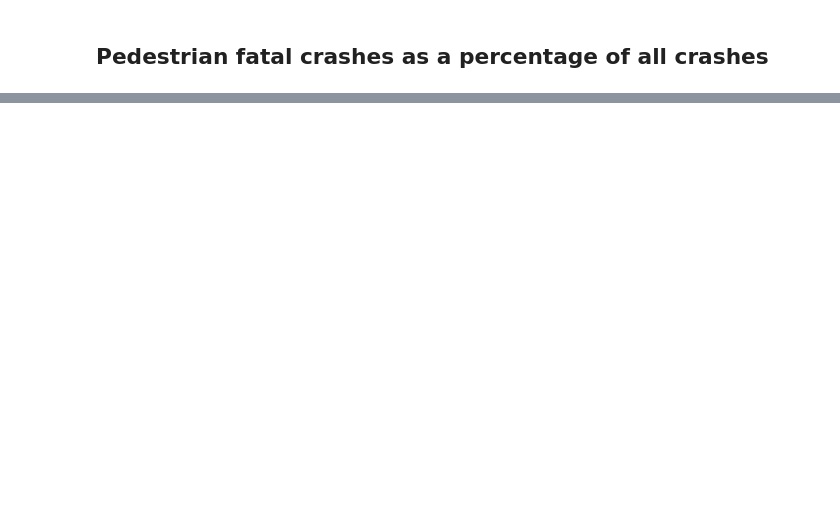
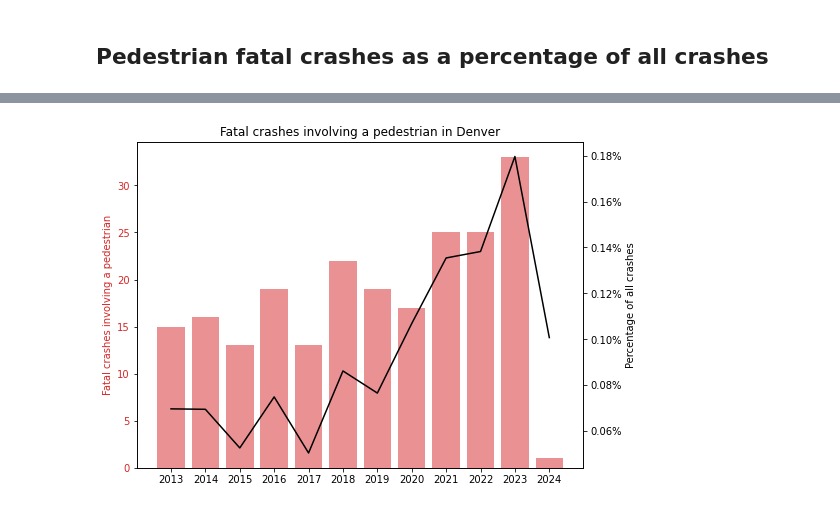
Before and after one commit to devinbrady/denver-street-data, a Jupyter notebook: notebooks/Bicycle_and_Pedestrian_Crashes_by_Month.ipynb, the cells around one changed output, grey strips where cells are left out. Drawn from its saved outputs; the diff is of its cells as text; code cells hidden in the pictures; blank space fills up the shorter version.

```diff
--- a/notebooks/Bicycle_and_Pedestrian_Crashes_by_Month.ipynb
+++ b/notebooks/Bicycle_and_Pedestrian_Crashes_by_Month.ipynb
@@ -74,8 +96,16 @@ crashes_by_year['bicycle_involved_crash_perc'] = (
     crashes_by_year['bicycle_involved_crash'] / crashes_by_year['num_crashes']
 )
 
-crashes_by_year['pedestrian_involved_fatal_crash_perc'] = (
+crashes_by_year['pedestrian_involved_fatal_crash_over_fatal_crashes'] = (
     crashes_by_year['pedestrian_involved_fatal_crash'] / crashes_by_year['fatal_crash']
+)
+
+crashes_by_year['pedestrian_involved_fatal_crash_over_all_crashes'] = (
+    crashes_by_year['pedestrian_involved_fatal_crash'] / crashes_by_year['num_crashes']
+)
+
+crashes_by_year['perc_of_pedestrian_involved_crash_that_are_fatal'] = (
+    crashes_by_year['pedestrian_involved_fatal_crash'] / crashes_by_year['pedestrian_involved_crash']
 )
 
 # todo: calculate crashes per day so the current year can be plotted alongside complete years
@@ -258,32 +312,35 @@ plt.savefig('images/fatal_crashes_by_month_pedestrian.png', facecolor='white', b
 # %%
 fig, ax1 = plt.subplots(figsize=(8,6))
 
 data_to_plot = crashes_by_year.copy()
 
 ax1_color = TABLEAU_COLORS['tab:red']
 ax1.bar(
     x=data_to_plot['crash_year']
-    , height=data_to_plot['fatal_crash']
+    , height=data_to_plot['pedestrian_involved_fatal_crash']
     , color=ax1_color
     , alpha=0.5
 )
-ax1.set_ylabel('Count', color=ax1_color)
+ax1.set_ylabel('Fatal crashes involving a pedestrian', color=ax1_color)
 ax1.tick_params(axis='y', labelcolor=ax1_color)
 
 ax2 = ax1.twinx()
 
 ax2_color = 'black'
 ax2.plot(
     data_to_plot['crash_year']
-    , data_to_plot['pedestrian_involved_fatal_crash_perc']
+    , data_to_plot['pedestrian_involved_fatal_crash_over_all_crashes']
     , color=ax2_color
 )
-ax2.set_ylabel('Percentage of all fatal crashes', color=ax2_color)
+ax2.set_ylabel('Percentage of all crashes', color=ax2_color)
 ax2.tick_params(axis='y', labelcolor=ax2_color)
-ax2.yaxis.set_major_formatter(mtick.PercentFormatter(xmax=1, decimals=1))
+ax2.yaxis.set_major_formatter(mtick.PercentFormatter(xmax=1, decimals=2))
 # ax2.set_ylim(bottom=0, top=0.03)
 
 ax1.tick_params(axis='x', rotation=0)
 
-plt.title('Fatal crashes involving a pedestrian in Denver')
-plt.savefig('images/fatal_crashes_by_year_pedestrian.png', facecolor='white', bbox_inches='tight')
+plt_title = 'Fatal crashes involving a pedestrian in Denver'
+plt.title(plt_title)
+plt.savefig(f"images/{plt_title.replace(' ', '_').lower()}.png", facecolor='white', bbox_inches='tight')
+# %% [output]
+[figure, added]
```
Also changed, not shown: parts of 8 cells of this notebook, 21 other files.
